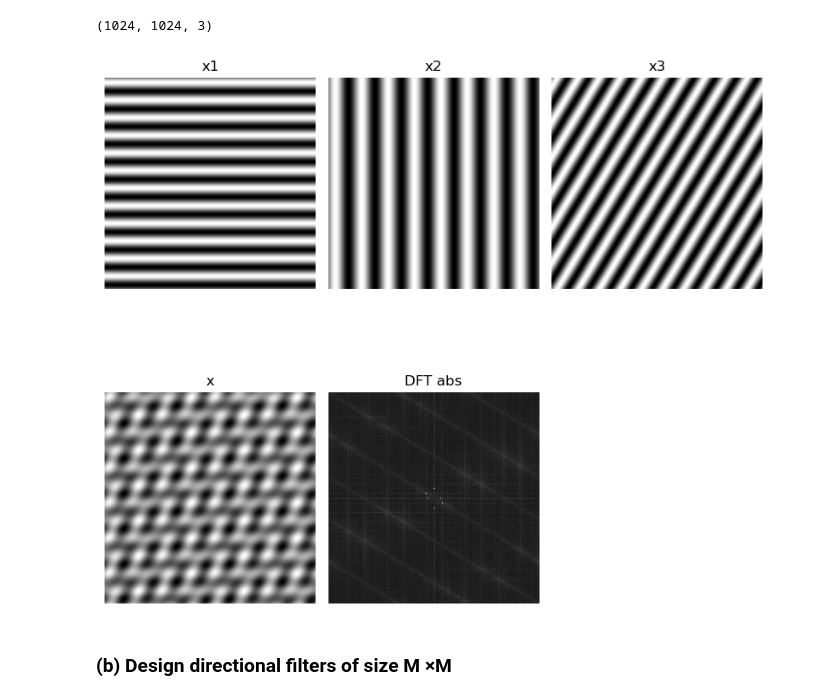
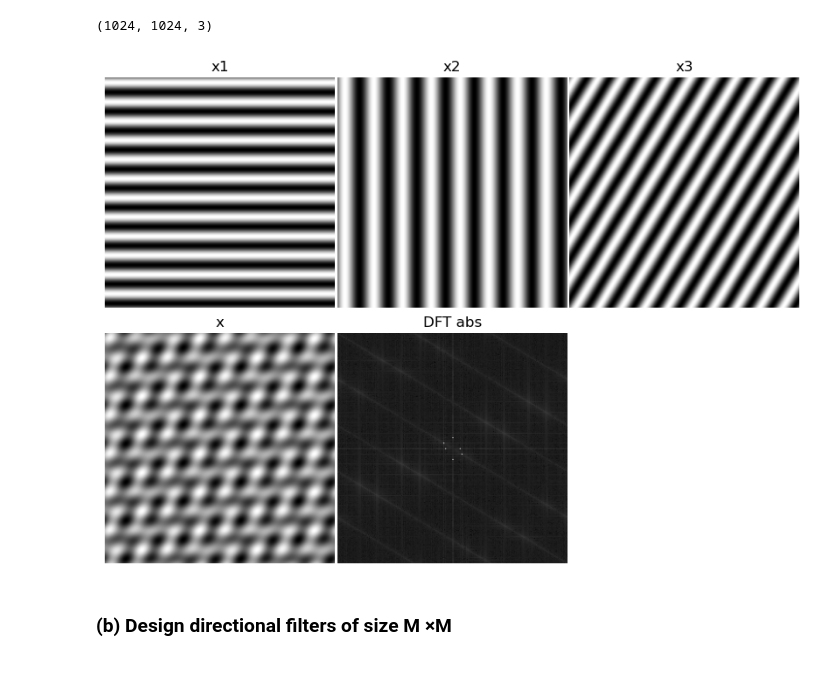
Before and after one commit to Pritam1102/DIP2025, a Jupyter notebook: assignment3/assignment3.ipynb, the cells around one changed output. Cells and saved outputs as stored; diff of their text form; code cells hidden in the pictures; blank space fills up the shorter version.

```diff
--- a/assignment3/assignment3.ipynb
+++ b/assignment3/assignment3.ipynb
@@ -46,34 +46,34 @@ DFT_abs = np.abs(DFT)
 # full_scale = (DFT_abs-np.min(DFT_abs))/(np.max(DFT_abs) - np.min(DFT_abs))
 # full_scale = full_scale.astype(np.uint8)
 # full_scale = np.log(1 + full_scale**0.001)
-DFT_log = np.log(1 + DFT_abs**0.001)
+DFT_log = np.log(1 + DFT_abs**0.01)
 # %%
-plt.figure(figsize=(8,8))
+plt.figure(figsize=(8,6))
 plt.subplot(2,3,1)
 plt.imshow(x1,cmap='gray')
 plt.title('x1')
 plt.axis('off')
 plt.subplot(2,3,2)
 plt.imshow(x2,cmap='gray')
 plt.title('x2')
 plt.axis('off')
 plt.subplot(2,3,3)
 plt.imshow(x3,cmap='gray')
 plt.title('x3')
 plt.axis('off')
 plt.subplot(2,3,4)
 plt.imshow(x,cmap='gray')
 plt.title('x')
 plt.axis('off')
 plt.subplot(2,3,5)
 plt.imshow(DFT_log,cmap='gray')
 plt.title('DFT abs')
 plt.axis('off')
 
-plt.tight_layout()
+plt.tight_layout(pad=0.2, w_pad=0.2, h_pad=0.2)
 plt.show()
 # %% [output]
-[figure, old version]
+[figure, new version]
 # %% [markdown]
 ### (b) Design directional filters of size M ×M
 # %%
```
Also changed, not shown: parts of 11 cells of this notebook.
